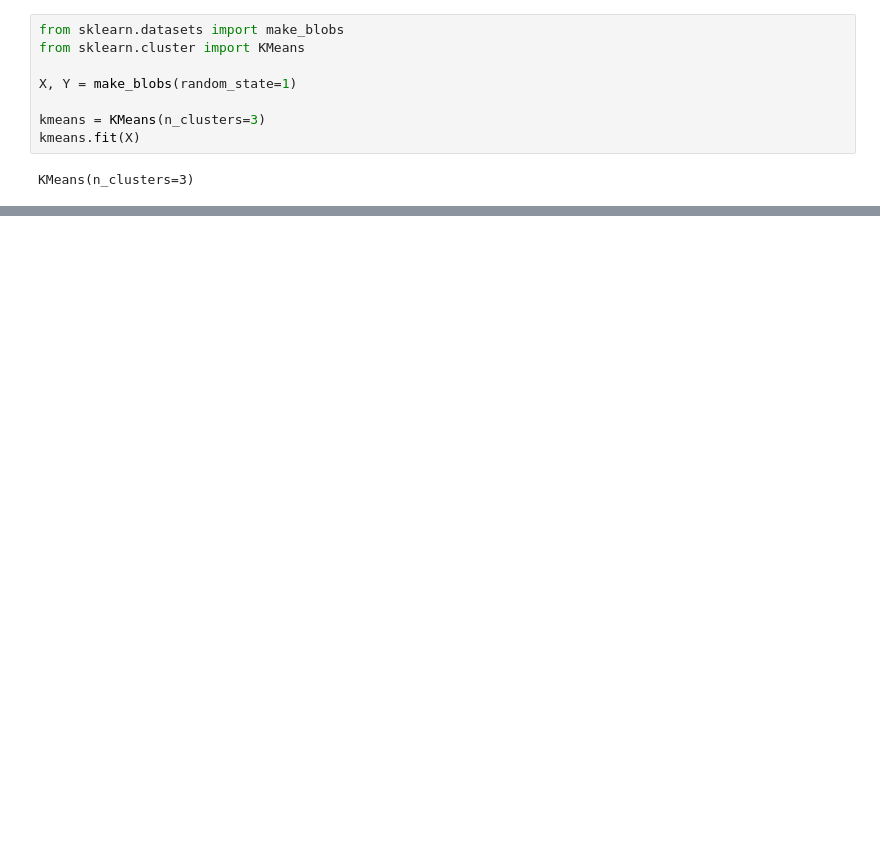
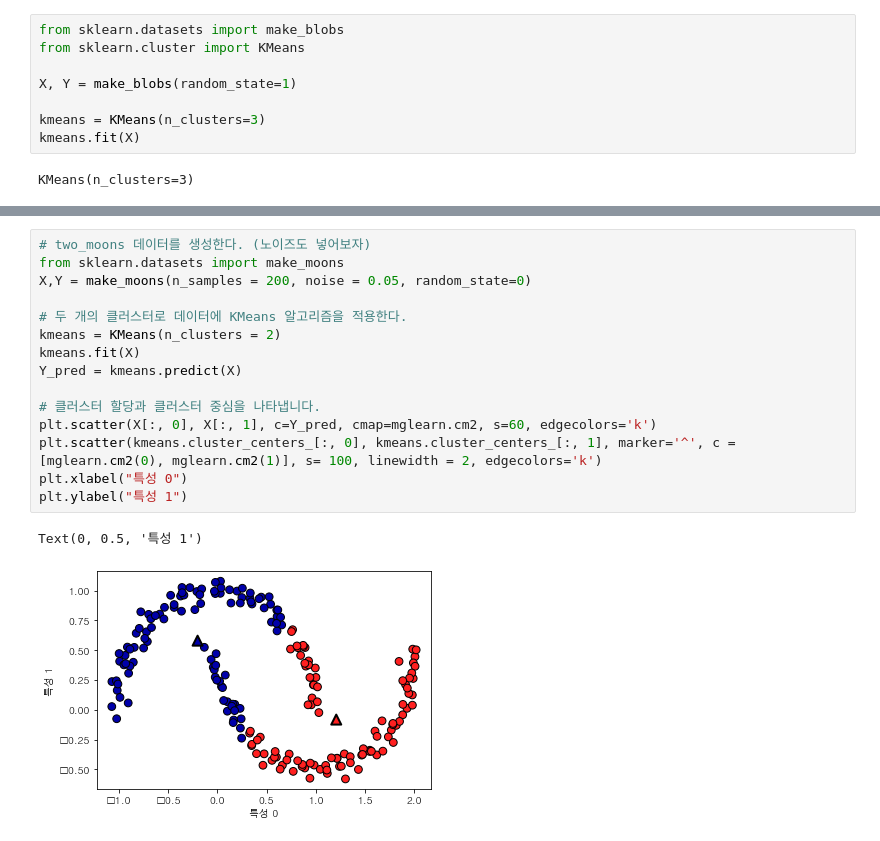
Before and after one commit to FroKCreativeTM/JNU_MachineLearning, a Jupyter notebook: Week06/Week 06.ipynb, the cells around one changed output, grey strips where cells are left out. Saved outputs shown, nothing was run; the diff lists cells and outputs as text; blank space fills up the shorter version.

```diff
--- a/Week06/Week 06.ipynb
+++ b/Week06/Week 06.ipynb
@@ -554,0 +593,18 @@ mglearn.discrete_scatter(X[:, 0], X[:, 1], assignments, markers='o', ax = axes[1
+# %%
+# two_moons 데이터를 생성한다. (노이즈도 넣어보자)
+from sklearn.datasets import make_moons
+X,Y = make_moons(n_samples = 200, noise = 0.05, random_state=0)
+
+# 두 개의 클러스터로 데이터에 KMeans 알고리즘을 적용한다.
+kmeans = KMeans(n_clusters = 2)
+kmeans.fit(X)
+Y_pred = kmeans.predict(X)
+
+# 클러스터 할당과 클러스터 중심을 나타냅니다.
+plt.scatter(X[:, 0], X[:, 1], c=Y_pred, cmap=mglearn.cm2, s=60, edgecolors='k')
+plt.scatter(kmeans.cluster_centers_[:, 0], kmeans.cluster_centers_[:, 1], marker='^', c = [mglearn.cm2(0), mglearn.cm2(1)], s= 100, linewidth = 2, edgecolors='k')
+plt.xlabel("특성 0")
+plt.ylabel("특성 1")
+# %% [output]
+Text(0, 0.5, '특성 1')
+[figure, added]
```
Also changed, not shown: parts of 26 cells of this notebook.
